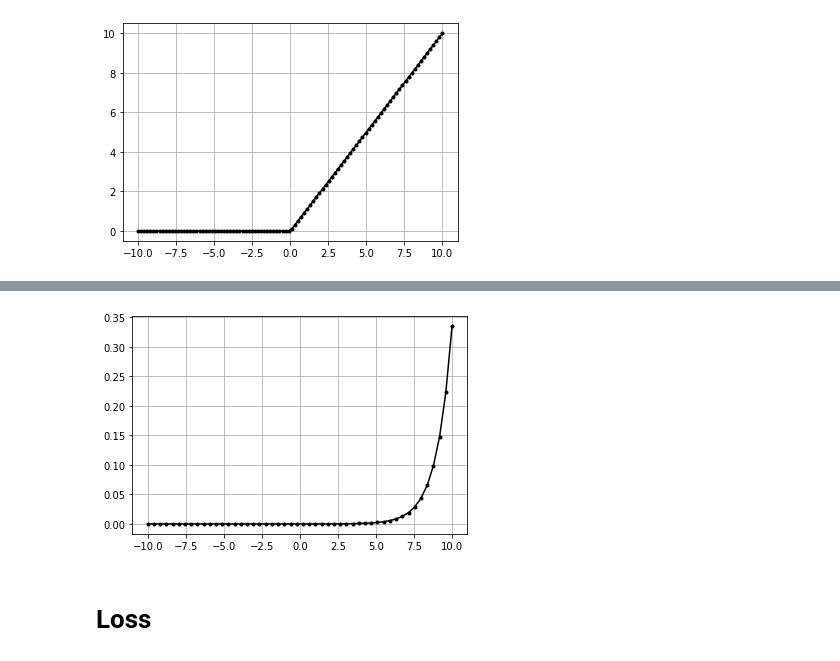
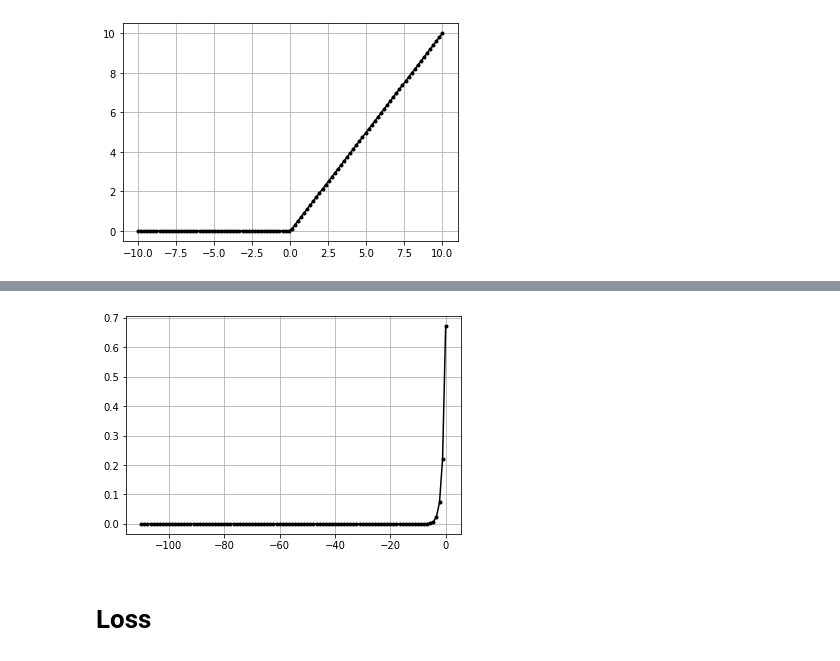
Before and after one commit to NishantBaheti/DeepLearningGuideBook, a Jupyter notebook: notebooks/ann.ipynb, the cells around one changed output, grey strips where cells are left out. Cells and saved outputs as stored; diff of their text form; code cells hidden in the pictures.

```diff
--- a/notebooks/ann.ipynb
+++ b/notebooks/ann.ipynb
@@ -437,8 +521,8 @@ class ActivationSoftmax:
         Args:
             inputs (numpy.ndarray) : input matrix
         """
-        exp_values = np.exp(inputs - np.max(inputs, axis=0, keepdims=True))
-        probabilites = exp_values / np.sum(exp_values, axis=0, keepdims=True)
+        exp_values = np.exp(inputs - inputs.max(axis=1, keepdims=True))
+        probabilites = exp_values / exp_values.sum(axis=1, keepdims=True)
         self.output = probabilites
 
     def backward(self, dvalues):
@@ -448,3 +532,5 @@ class ActivationSoftmax:
             dvalues (numpy.ndarray) : gradient values
         """
         pass
+# %%
+data = np.linspace(-10,100,100).reshape(1,100) #(1,100)
@@ -451,13 +544,11 @@ class ActivationSoftmax:
 # %%
-data = np.linspace(-10,10).reshape(-1,1)
 act = ActivationSoftmax()
-act.forward(np.linspace(-10,10))
+act.forward(data)
 
-
-plt.plot(data,act.output,'k.-')
+plt.plot((data - data.max(axis=1, keepdims=True))[0],act.output[0],'k.-')
 plt.grid()
 # %% [output]
-[figure, old version]
+[figure, new version]
 # %% [markdown]
 # Loss
 # %%
```
Also changed, not shown: parts of 19 cells of this notebook, 3 other files.
